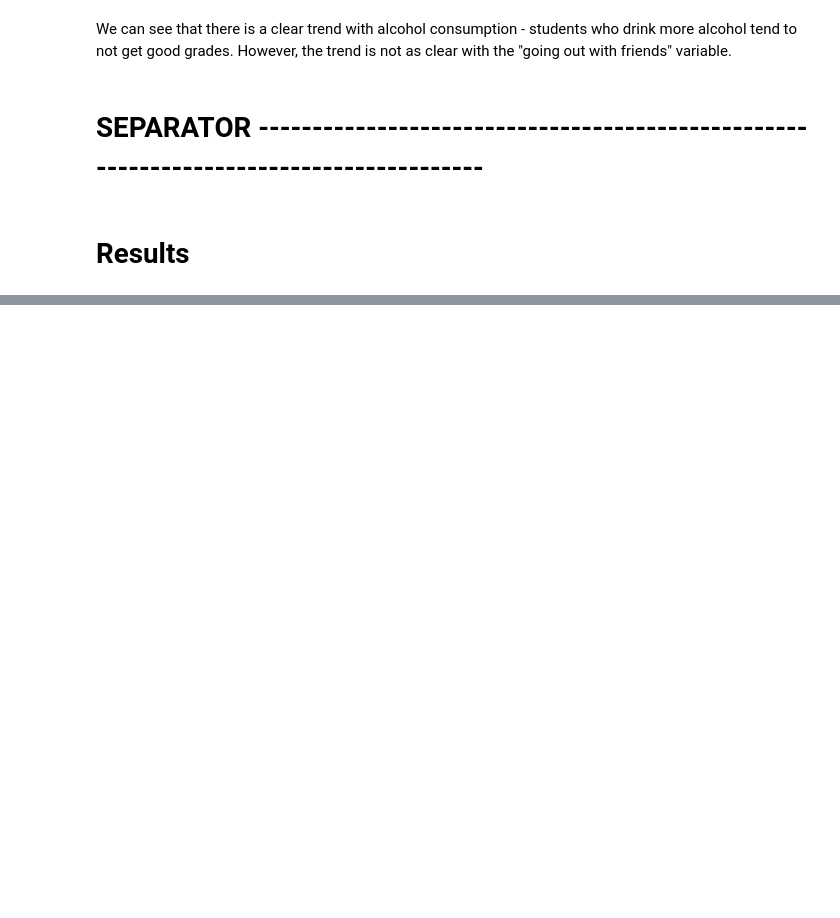
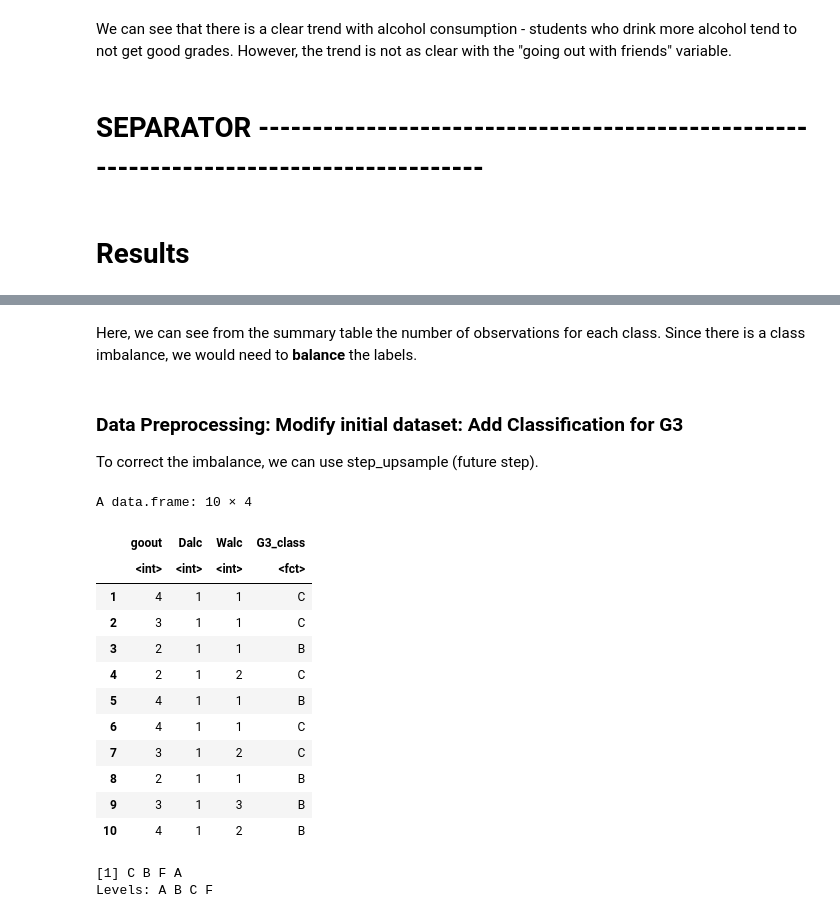
Before and after one commit to eto168/DSCI100_team24_project_proposal, a Jupyter notebook: Project-Report.ipynb, the cells around one changed output, grey strips where cells are left out. Cells and saved outputs as stored; diff of their text form; code cells hidden in the pictures; blank space fills up the shorter version.

```diff
--- a/Project-Report.ipynb
+++ b/Project-Report.ipynb
@@ -242,0 +214,34 @@ Here, we will use KNN Classification to
+# %% [markdown]
+Here, we can see from the summary table the number of observations for each class. Since there is a class imbalance, we would need to __balance__ the labels.
+# %% [markdown]
+### Data Preprocessing: Modify initial dataset: Add Classification for G3
+
+To correct the imbalance, we can use step_upsample (future step).
+# %%
+#reduce the number of classes our model needs to predict by grouping final grades (G3)
+data_train_new_classifier <- data_train %>%
+    mutate(G3_class = case_when((G3 >= 0 & G3 <= 5) ~ "F",
+                                (G3 >= 6 & G3 <= 10) ~ "C",
+                                (G3 >= 11 & G3 <= 15) ~ "B",
+                                (G3 >= 16 & G3 <= 20) ~ "A"),
+          G3_class = as.factor(G3_class)) %>%
+    select(-G3)
+
+head(data_train_new_classifier, 10)
+unique(data_train_new_classifier$G3_class)
+# %% [output]
+A data.frame: 10 × 4
+|  | goout | Dalc | Walc | G3_class |
+|  | <int> | <int> | <int> | <fct> |
+| 1 | 4 | 1 | 1 | C |
+| 2 | 3 | 1 | 1 | C |
+| 3 | 2 | 1 | 1 | B |
+| 4 | 2 | 1 | 2 | C |
+| 5 | 4 | 1 | 1 | B |
+| 6 | 4 | 1 | 1 | C |
+| 7 | 3 | 1 | 2 | C |
+| 8 | 2 | 1 | 1 | B |
+| 9 | 3 | 1 | 3 | B |
+| 10 | 4 | 1 | 2 | B |
+[1] C B F A
+Levels: A B C F
```
Also changed, not shown: parts of 16 cells of this notebook.
